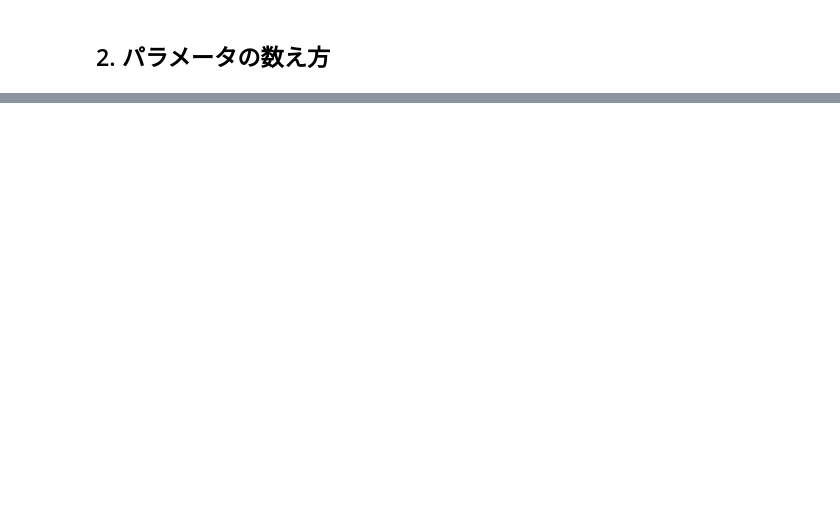
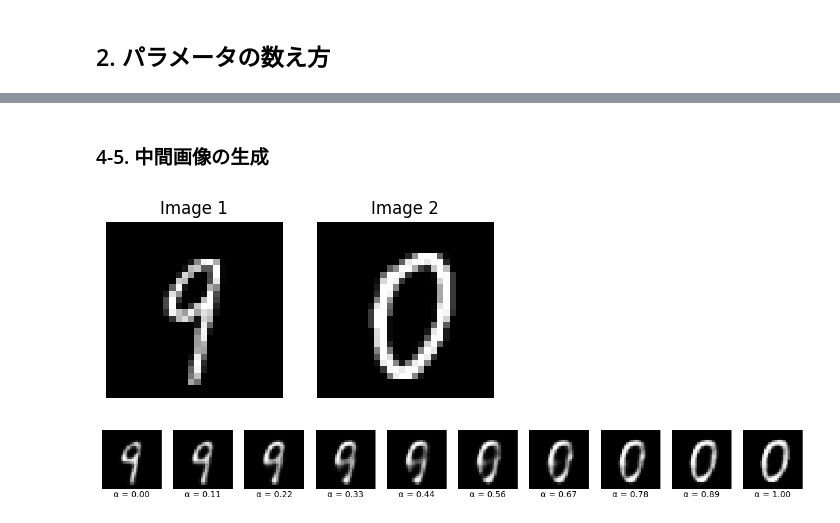
Before and after one commit to ArtIC-TITECH/b3-proj-2024, a Jupyter notebook: docs/class_02.ipynb, the cells around one changed output, grey strips where cells are left out. Drawn from its saved outputs; the diff is of its cells as text; code cells hidden in the pictures; blank space fills up the shorter version.

```diff
--- a/docs/class_02.ipynb
+++ b/docs/class_02.ipynb
@@ -200,0 +379,8 @@ plt.show()
+# %%
+transform = transforms.Compose([
+    transforms.ToTensor(),
+    transforms.Lambda(lambda x: x.view(-1))  # 28x28画像をベクトルに変換
+])
+
+train_dataset = datasets.MNIST(root='./data', train=True, download=True, transform=transform)
+train_loader = DataLoader(train_dataset, batch_size=64, shuffle=True)
@@ -200,0 +456,48 @@ plt.show()
+# %% [markdown]
+### 4-5. 中間画像の生成
+# %%
+# サンプルの手書き数字画像を2つ選びます（インデックスを指定）
+index1, index2 = 900, 1000
+img1, _ = train_dataset[index1]
+img2, _ = train_dataset[index2]
+
+# 画像を表示する
+fig, axes = plt.subplots(1, 2, figsize=(5, 5))
+axes[0].imshow(img1.view(28, 28), cmap='gray')
+axes[0].axis('off')
+axes[0].set_title('Image 1')
+
+axes[1].imshow(img2.view(28, 28), cmap='gray')
+axes[1].axis('off')
+axes[1].set_title('Image 2')
+
+plt.show()
+# %% [output]
+[figure, added]
+# %%
+# 画像をベクトルに変換
+img1 = img1.view(1, -1)
+img2 = img2.view(1, -1)
+
+# 潜在空間へのエンコード
+z1 = model.encoder(img1)
+z2 = model.encoder(img2)
+
+# 0〜1の範囲で内挿
+num_interpolations = 10
+interpolated_images = []
+alphas = np.linspace(0, 1, num_interpolations)
+
+fig, axes = plt.subplots(1, num_interpolations, figsize=(15, 5))
+for i, ax in enumerate(axes):
+    z_interpolated = (1 - alphas[i]) * z1 + alphas[i] * z2
+    img_interpolated = model.decoder(z_interpolated).view(28, 28).cpu().detach().numpy()
+    ax.imshow(img_interpolated, cmap='gray')
+    ax.axis('off')
+
+    # alphaの値を画像の下に表示
+    ax.text(0.5, -0.1, f'α = {alphas[i]:.2f}', ha='center', va='center', transform=ax.transAxes)
+
+plt.show()
+# %% [output]
+[figure, added]
```
Also changed, not shown: parts of 43 cells of this notebook.
